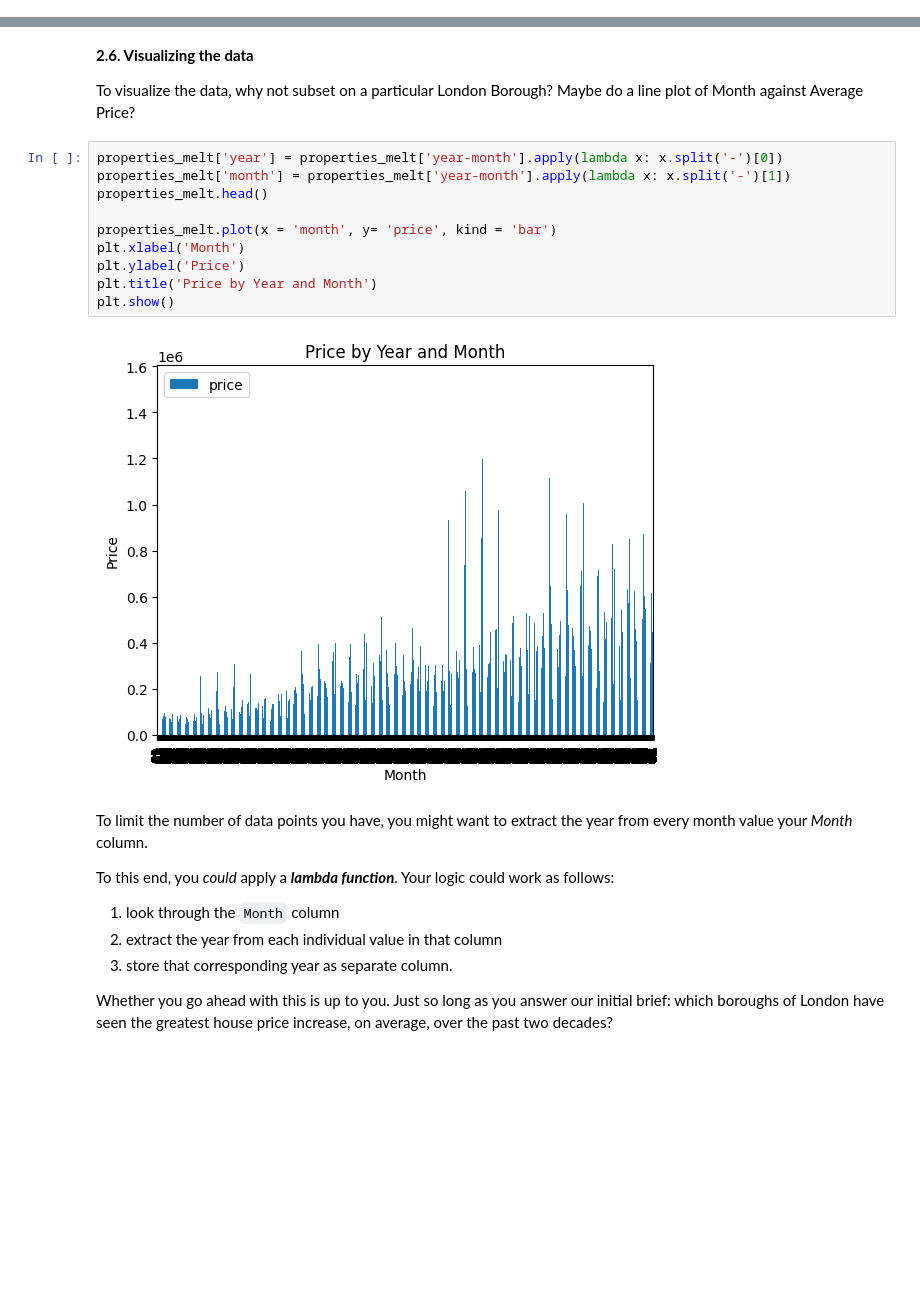
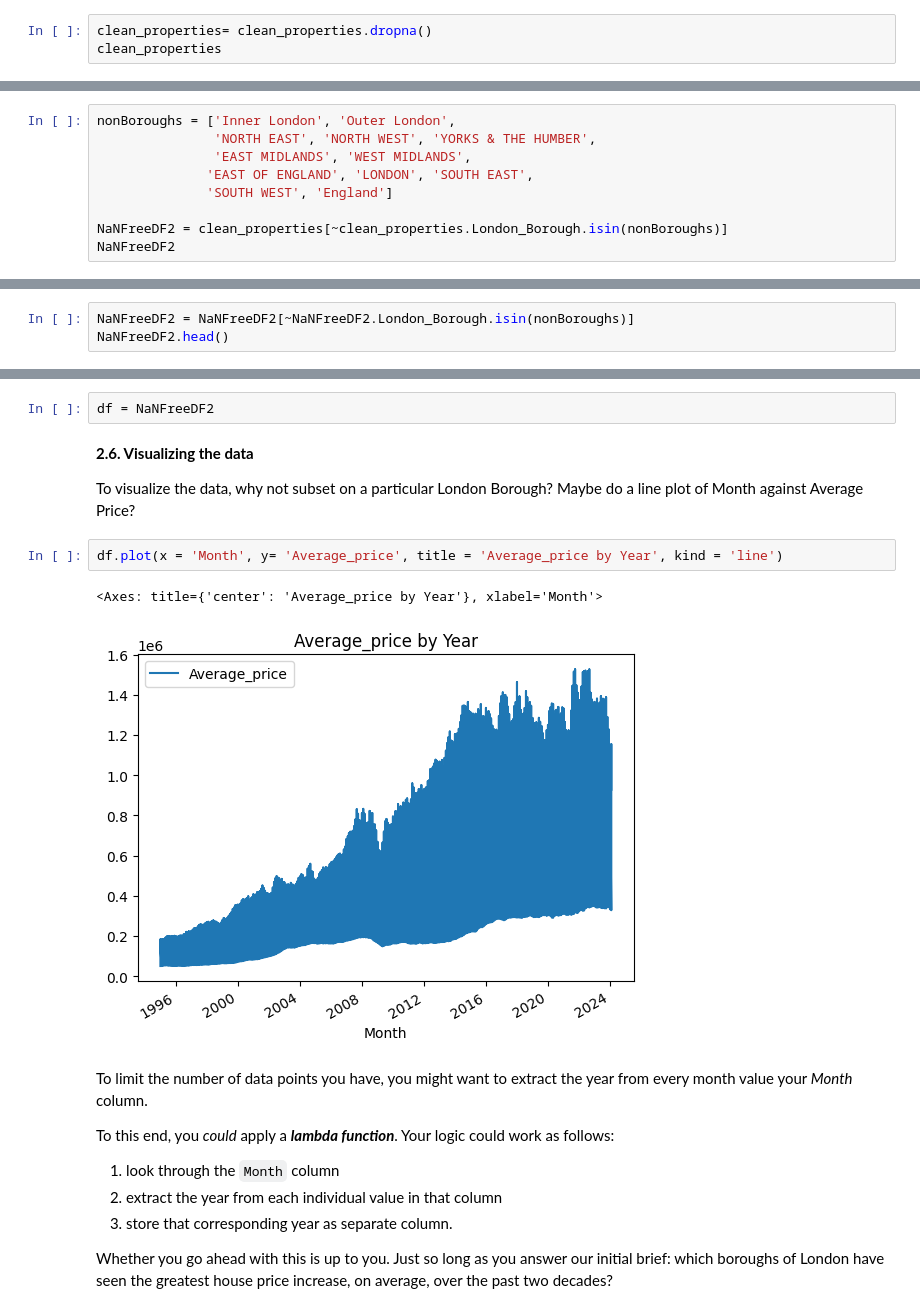
Before and after one commit to namozhdehi/DS_HW, a Jupyter notebook: Unit_4_Challenge_Tier_3.ipynb, the cells around one changed output, grey strips where cells are left out. Saved outputs shown, nothing was run; the diff lists cells and outputs as text; blank space fills up the shorter version.

```diff
--- a/Unit_4_Challenge_Tier_3.ipynb
+++ b/Unit_4_Challenge_Tier_3.ipynb
@@ -240,0 +288,3 @@ properties_melt
+# %%
+clean_properties= clean_properties.dropna()
+clean_properties
@@ -240,0 +324,9 @@ properties_melt
+# %%
+nonBoroughs = ['Inner London', 'Outer London',
+               'NORTH EAST', 'NORTH WEST', 'YORKS & THE HUMBER',
+               'EAST MIDLANDS', 'WEST MIDLANDS',
+              'EAST OF ENGLAND', 'LONDON', 'SOUTH EAST',
+              'SOUTH WEST', 'England']
+
+NaNFreeDF2 = clean_properties[~clean_properties.London_Borough.isin(nonBoroughs)]
+NaNFreeDF2
@@ -240,0 +347,3 @@ properties_melt
+# %%
+NaNFreeDF2 = NaNFreeDF2[~NaNFreeDF2.London_Borough.isin(nonBoroughs)]
+NaNFreeDF2.head()
@@ -241,19 +365,14 @@ properties_melt
+# %%
+df = NaNFreeDF2
 # %% [markdown]
 **2.6. Visualizing the data**
 
 To visualize the data, why not subset on a particular London Borough? Maybe do a line plot of Month against Average Price?
-# %%
-properties_melt['year'] = properties_melt['year-month'].apply(lambda x: x.split('-')[0])
-properties_melt['month'] = properties_melt['year-month'].apply(lambda x: x.split('-')[1])
-properties_melt.head()
-
-properties_melt.plot(x = 'month', y= 'price', kind = 'bar')
-plt.xlabel('Month')
-plt.ylabel('Price')
-plt.title('Price by Year and Month')
-plt.show()
-# %% [output]
-[figure, removed]
+# %%
+df.plot(x = 'Month', y= 'Average_price', title = 'Average_price by Year', kind = 'line')
+# %% [output]
+<Axes: title={'center': 'Average_price by Year'}, xlabel='Month'>
+[figure, added]
 # %% [markdown]
 To limit the number of data points you have, you might want to extract the year from every month value your *Month* column.
 
```
Also changed, not shown: parts of 43 cells of this notebook.
